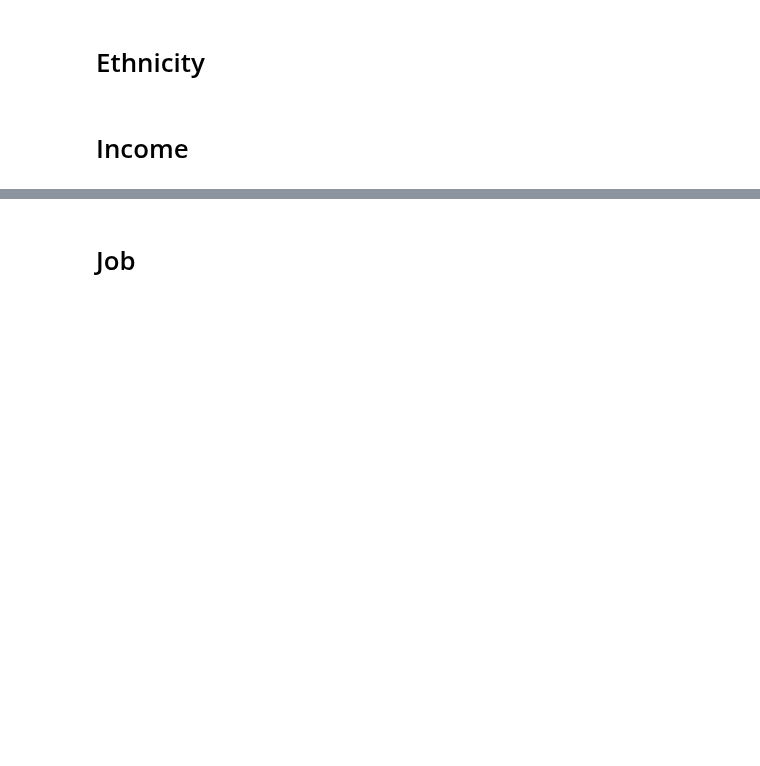
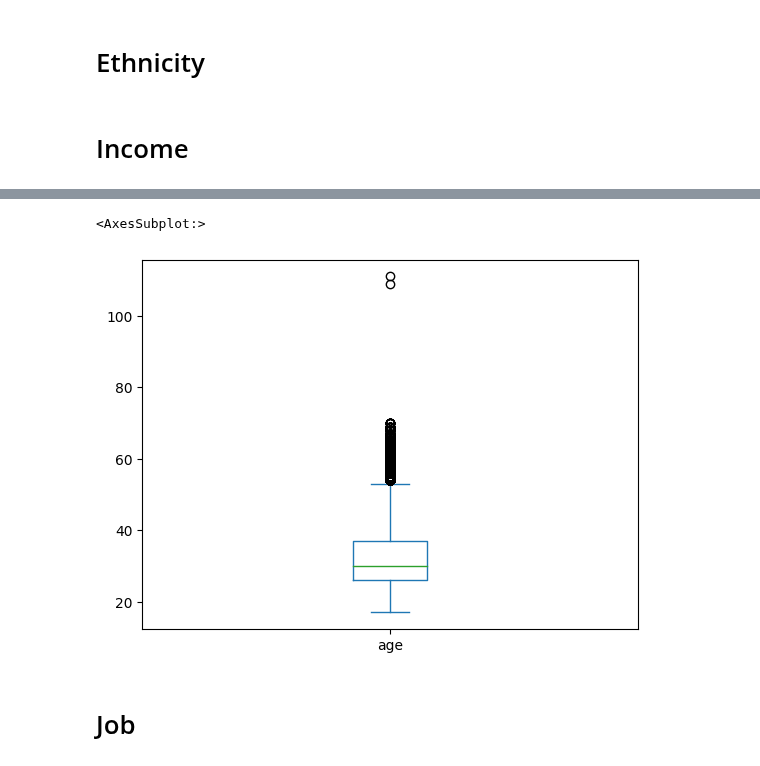
Before and after one commit to HuberNicolas/okcupid-explorer, a Jupyter notebook: backend/src/data-cleaning.ipynb, the cells around one changed output, grey strips where cells are left out. Saved outputs shown, nothing was run; the diff lists cells and outputs as text; code cells hidden in the pictures; blank space fills up the shorter version.

```diff
--- a/backend/src/data-cleaning.ipynb
+++ b/backend/src/data-cleaning.ipynb
@@ -222,3 +318,16 @@ df_drinks['drinks_ordinal'] =  df_drinks['drinks'].map(mapper_drinks_dict).filln
+# %%
+# copy by value
+df_age = df.copy()
+
+# nan's
+df_age.dropna(inplace=True, subset=['age']) # remove nan's
+df_age.shape # (11504, 19) , MAX REDUCTION!
+
+#df_age['age'].value_counts().sort_index().plot(kind='bar', figsize=(12,4))
+df_age['age'].plot(kind='box')
+# %% [output]
+<AxesSubplot:>
+[figure, added]
 # %% [markdown]
 # Job
 # %% [markdown]
```
Also changed, not shown: parts of 16 cells of this notebook, 1 other file.
